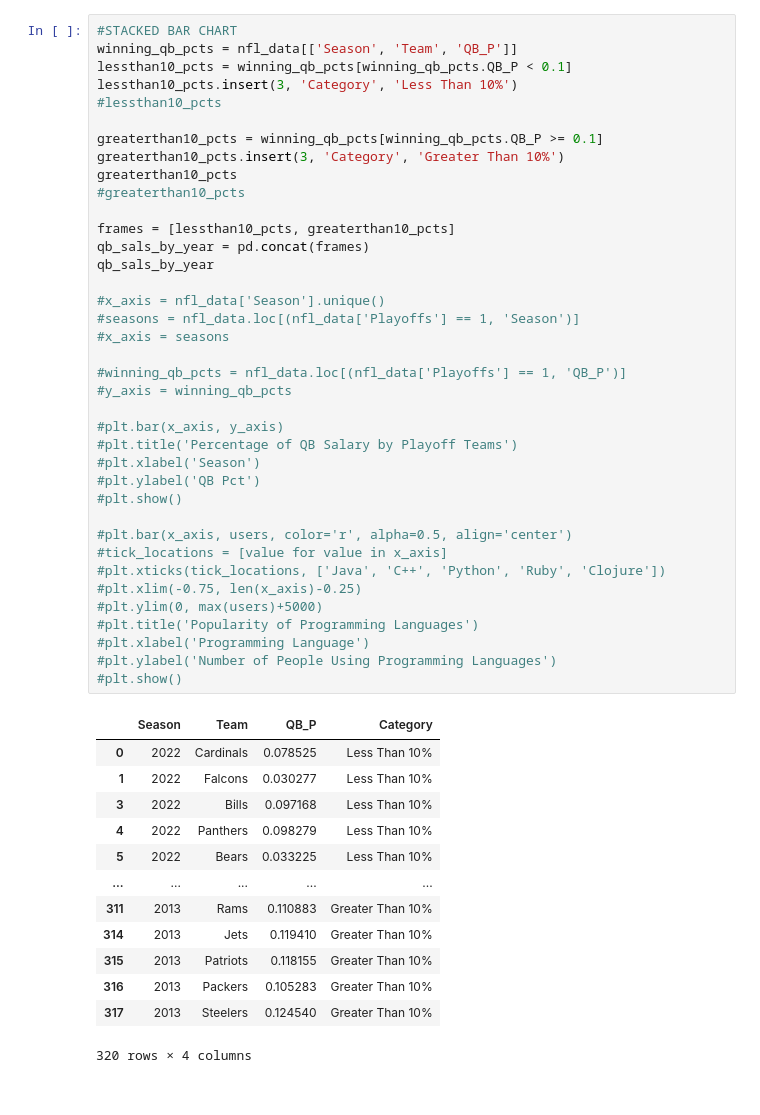
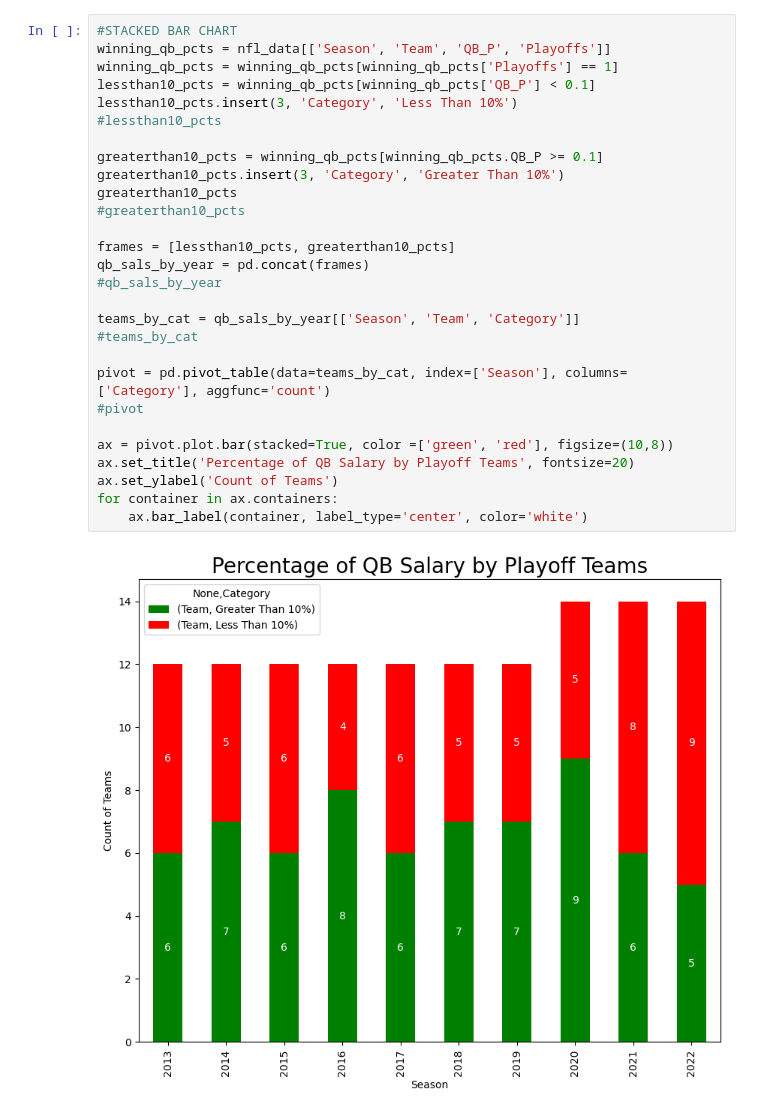
Before and after one commit to michael-ezeanioma/NFL-Salary-Cap-Analysis, a Jupyter notebook: nfl_salary_analysis.ipynb, the cells around one changed output. Drawn from its saved outputs; the diff is of its cells as text.

```diff
--- a/nfl_salary_analysis.ipynb
+++ b/nfl_salary_analysis.ipynb
@@ -47,52 +87,30 @@ plt.plot()
 # %%
 #STACKED BAR CHART
-winning_qb_pcts = nfl_data[['Season', 'Team', 'QB_P']]
-lessthan10_pcts = winning_qb_pcts[winning_qb_pcts.QB_P < 0.1]
+winning_qb_pcts = nfl_data[['Season', 'Team', 'QB_P', 'Playoffs']]
+winning_qb_pcts = winning_qb_pcts[winning_qb_pcts['Playoffs'] == 1]
+lessthan10_pcts = winning_qb_pcts[winning_qb_pcts['QB_P'] < 0.1]
 lessthan10_pcts.insert(3, 'Category', 'Less Than 10%')
 #lessthan10_pcts
 
 greaterthan10_pcts = winning_qb_pcts[winning_qb_pcts.QB_P >= 0.1]
 greaterthan10_pcts.insert(3, 'Category', 'Greater Than 10%')
 greaterthan10_pcts
 #greaterthan10_pcts
 
 frames = [lessthan10_pcts, greaterthan10_pcts]
 qb_sals_by_year = pd.concat(frames)
-qb_sals_by_year
+#qb_sals_by_year
 
-#x_axis = nfl_data['Season'].unique()
-#seasons = nfl_data.loc[(nfl_data['Playoffs'] == 1, 'Season')]
-#x_axis = seasons
+teams_by_cat = qb_sals_by_year[['Season', 'Team', 'Category']]
+#teams_by_cat
 
-#winning_qb_pcts = nfl_data.loc[(nfl_data['Playoffs'] == 1, 'QB_P')]
-#y_axis = winning_qb_pcts
+pivot = pd.pivot_table(data=teams_by_cat, index=['Season'], columns=['Category'], aggfunc='count')
+#pivot
 
-#plt.bar(x_axis, y_axis)
-#plt.title('Percentage of QB Salary by Playoff Teams')
-#plt.xlabel('Season')
-#plt.ylabel('QB Pct')
-#plt.show()
-
-#plt.bar(x_axis, users, color='r', alpha=0.5, align='center')
-#tick_locations = [value for value in x_axis]
-#plt.xticks(tick_locations, ['Java', 'C++', 'Python', 'Ruby', 'Clojure'])
-#plt.xlim(-0.75, len(x_axis)-0.25)
-#plt.ylim(0, max(users)+5000)
-#plt.title('Popularity of Programming Languages')
-#plt.xlabel('Programming Language')
-#plt.ylabel('Number of People Using Programming Languages')
-#plt.show()
+ax = pivot.plot.bar(stacked=True, color =['green', 'red'], figsize=(10,8))
+ax.set_title('Percentage of QB Salary by Playoff Teams', fontsize=20)
+ax.set_ylabel('Count of Teams')
+for container in ax.containers:
+    ax.bar_label(container, label_type='center', color='white')
 # %% [output]
-|  | Season | Team | QB_P | Category |
-| 0 | 2022 | Cardinals | 0.078525 | Less Than 10% |
-| 1 | 2022 | Falcons | 0.030277 | Less Than 10% |
-| 3 | 2022 | Bills | 0.097168 | Less Than 10% |
-| 4 | 2022 | Panthers | 0.098279 | Less Than 10% |
-| 5 | 2022 | Bears | 0.033225 | Less Than 10% |
-| ... | ... | ... | ... | ... |
-| 311 | 2013 | Rams | 0.110883 | Greater Than 10% |
-| 314 | 2013 | Jets | 0.119410 | Greater Than 10% |
-| 315 | 2013 | Patriots | 0.118155 | Greater Than 10% |
-| 316 | 2013 | Packers | 0.105283 | Greater Than 10% |
-| 317 | 2013 | Steelers | 0.124540 | Greater Than 10% |
-320 rows × 4 columns
+[figure, added]
```
Also changed, not shown: parts of 12 cells of this notebook, 3 other files.
